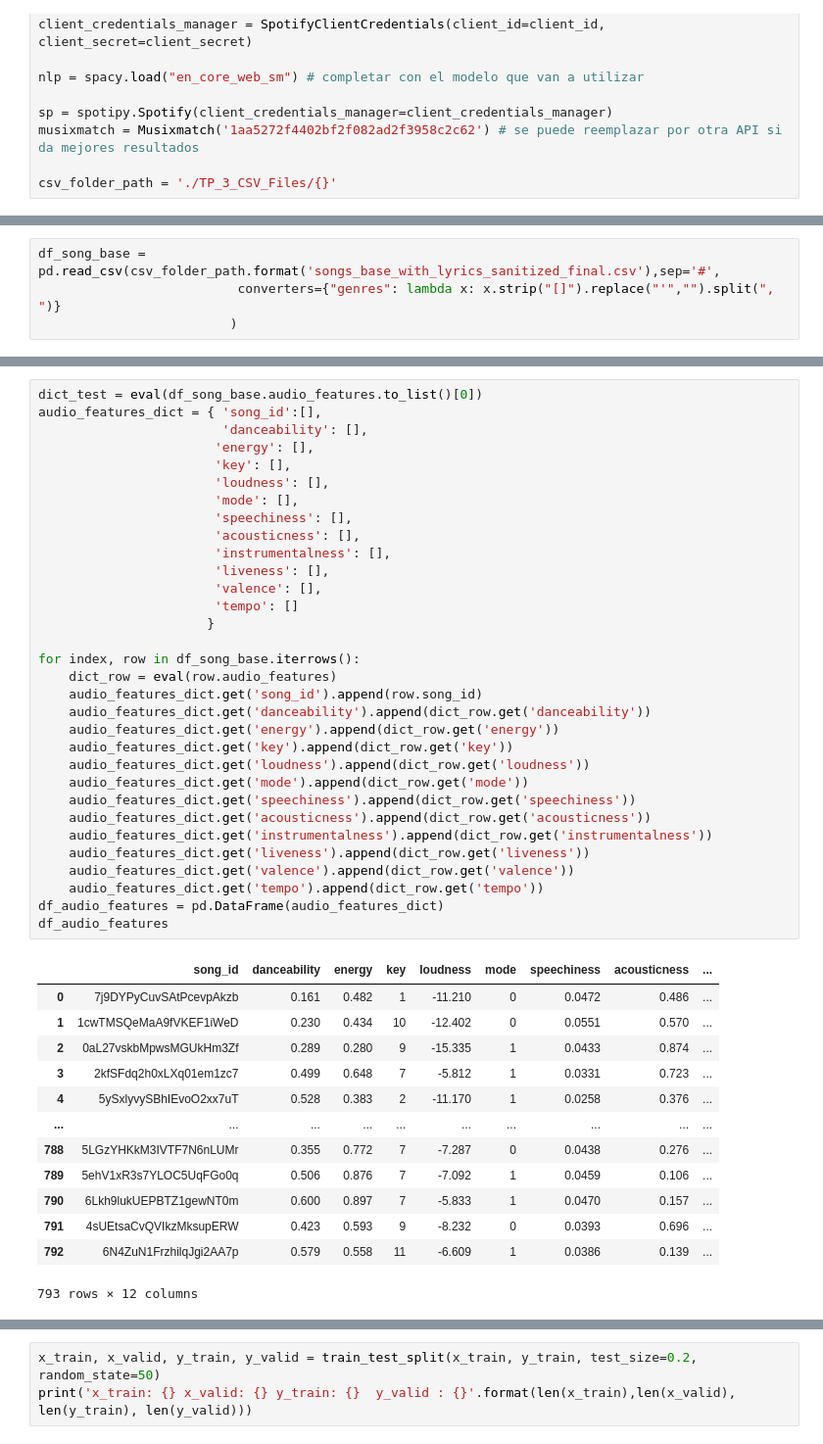
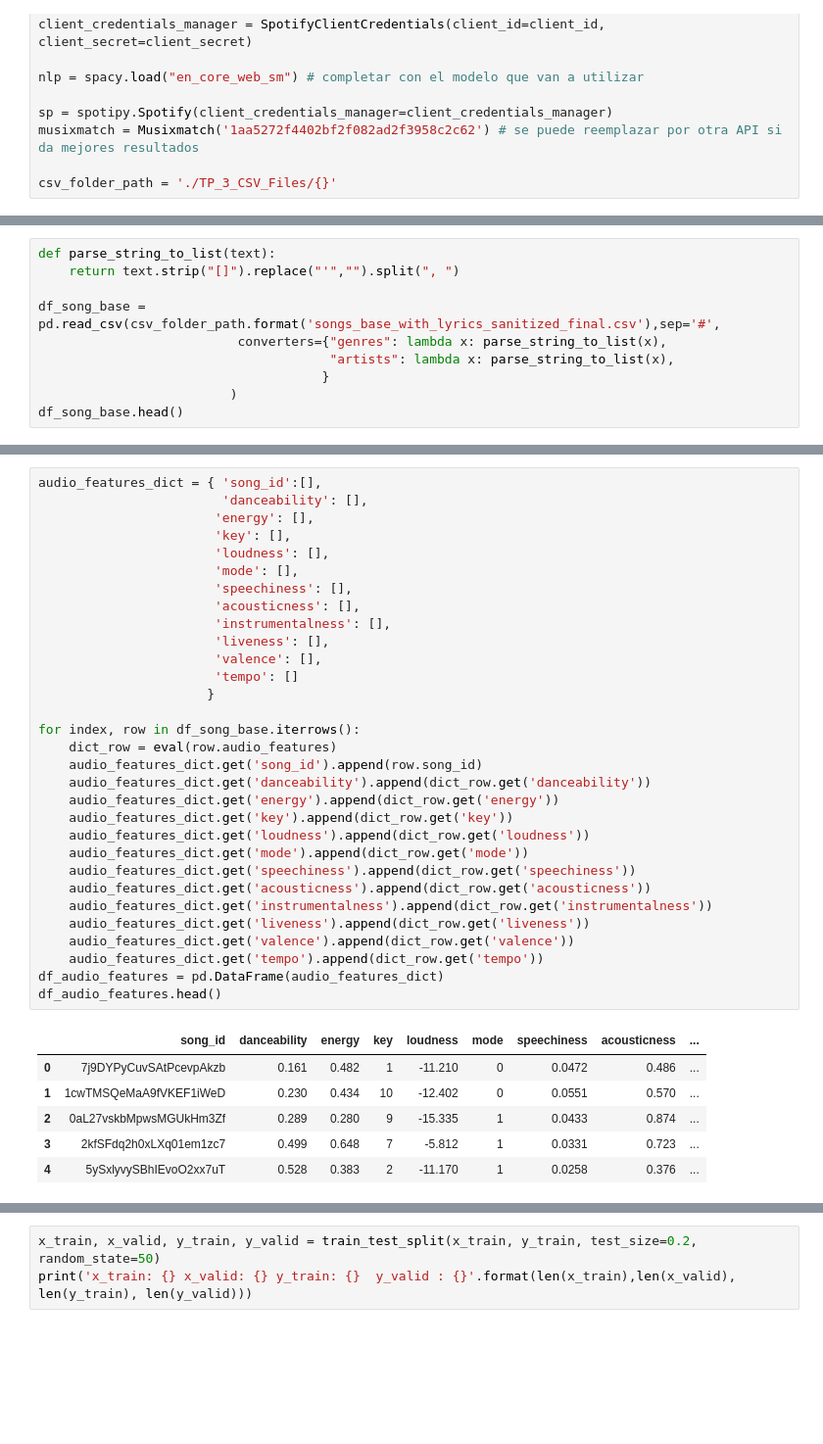
Before and after one commit to igutierrez-projects/IA-project-classify-tracks, a Jupyter notebook: TP_3_Mentoria_2020-Copy1.ipynb, the cells around one changed output, grey strips where cells are left out. Shown at 98% size. Drawn from its saved outputs; the diff is of its cells as text; blank space fills up the shorter version.

```diff
--- a/TP_3_Mentoria_2020-Copy1.ipynb
+++ b/TP_3_Mentoria_2020-Copy1.ipynb
@@ -68,4 +85,10 @@ csv_folder_path = './TP_3_CSV_Files/{}'
 # %%
+def parse_string_to_list(text):
+    return text.strip("[]").replace("'","").split(", ")
+
 df_song_base = pd.read_csv(csv_folder_path.format('songs_base_with_lyrics_sanitized_final.csv'),sep='#',
-                          converters={"genres": lambda x: x.strip("[]").replace("'","").split(", ")}
+                          converters={"genres": lambda x: parse_string_to_list(x),
+                                      "artists": lambda x: parse_string_to_list(x),
+                                     }
                          )
+df_song_base.head()
@@ -88,5 +102,4 @@ df_song_base
 # %%
-dict_test = eval(df_song_base.audio_features.to_list()[0])
 audio_features_dict = { 'song_id':[],
                         'danceability': [],
                        'energy': [],
@@ -96,40 +109,33 @@ audio_features_dict = { 'song_id':[],
                        'speechiness': [],
                        'acousticness': [],
                        'instrumentalness': [],
                        'liveness': [],
                        'valence': [],
                        'tempo': []
                       }
 
 for index, row in df_song_base.iterrows():
     dict_row = eval(row.audio_features)
     audio_features_dict.get('song_id').append(row.song_id)
     audio_features_dict.get('danceability').append(dict_row.get('danceability'))
     audio_features_dict.get('energy').append(dict_row.get('energy'))
     audio_features_dict.get('key').append(dict_row.get('key'))
     audio_features_dict.get('loudness').append(dict_row.get('loudness'))
     audio_features_dict.get('mode').append(dict_row.get('mode'))
     audio_features_dict.get('speechiness').append(dict_row.get('speechiness'))
     audio_features_dict.get('acousticness').append(dict_row.get('acousticness'))
     audio_features_dict.get('instrumentalness').append(dict_row.get('instrumentalness'))
     audio_features_dict.get('liveness').append(dict_row.get('liveness'))
     audio_features_dict.get('valence').append(dict_row.get('valence'))
     audio_features_dict.get('tempo').append(dict_row.get('tempo'))
 df_audio_features = pd.DataFrame(audio_features_dict)
-df_audio_features
+df_audio_features.head()
 # %% [output]
 |  | song_id | danceability | energy | key | loudness | mode | speechiness | acousticness | ... |
 | 0 | 7j9DYPyCuvSAtPcevpAkzb | 0.161 | 0.482 | 1 | -11.210 | 0 | 0.0472 | 0.486 | ... |
 | 1 | 1cwTMSQeMaA9fVKEF1iWeD | 0.230 | 0.434 | 10 | -12.402 | 0 | 0.0551 | 0.570 | ... |
 | 2 | 0aL27vskbMpwsMGUkHm3Zf | 0.289 | 0.280 | 9 | -15.335 | 1 | 0.0433 | 0.874 | ... |
 | 3 | 2kfSFdq2h0xLXq01em1zc7 | 0.499 | 0.648 | 7 | -5.812 | 1 | 0.0331 | 0.723 | ... |
 | 4 | 5ySxlyvySBhIEvoO2xx7uT | 0.528 | 0.383 | 2 | -11.170 | 1 | 0.0258 | 0.376 | ... |
-| ... | ... | ... | ... | ... | ... | ... | ... | ... | ... |
-| 788 | 5LGzYHKkM3IVTF7N6nLUMr | 0.355 | 0.772 | 7 | -7.287 | 0 | 0.0438 | 0.276 | ... |
-| 789 | 5ehV1xR3s7YLOC5UqFGo0q | 0.506 | 0.876 | 7 | -7.092 | 1 | 0.0459 | 0.106 | ... |
-| 790 | 6Lkh9lukUEPBTZ1gewNT0m | 0.600 | 0.897 | 7 | -5.833 | 1 | 0.0470 | 0.157 | ... |
-| 791 | 4sUEtsaCvQVIkzMksupERW | 0.423 | 0.593 | 9 | -8.232 | 0 | 0.0393 | 0.696 | ... |
-| 792 | 6N4ZuN1FrzhilqJgi2AA7p | 0.579 | 0.558 | 11 | -6.609 | 1 | 0.0386 | 0.139 | ... |
-793 rows × 12 columns
 # %%
 df_full_original = pd.merge(df_song_base, df_audio_features, how='inner', on='song_id')
```
Also changed, not shown: parts of 25 cells of this notebook.
